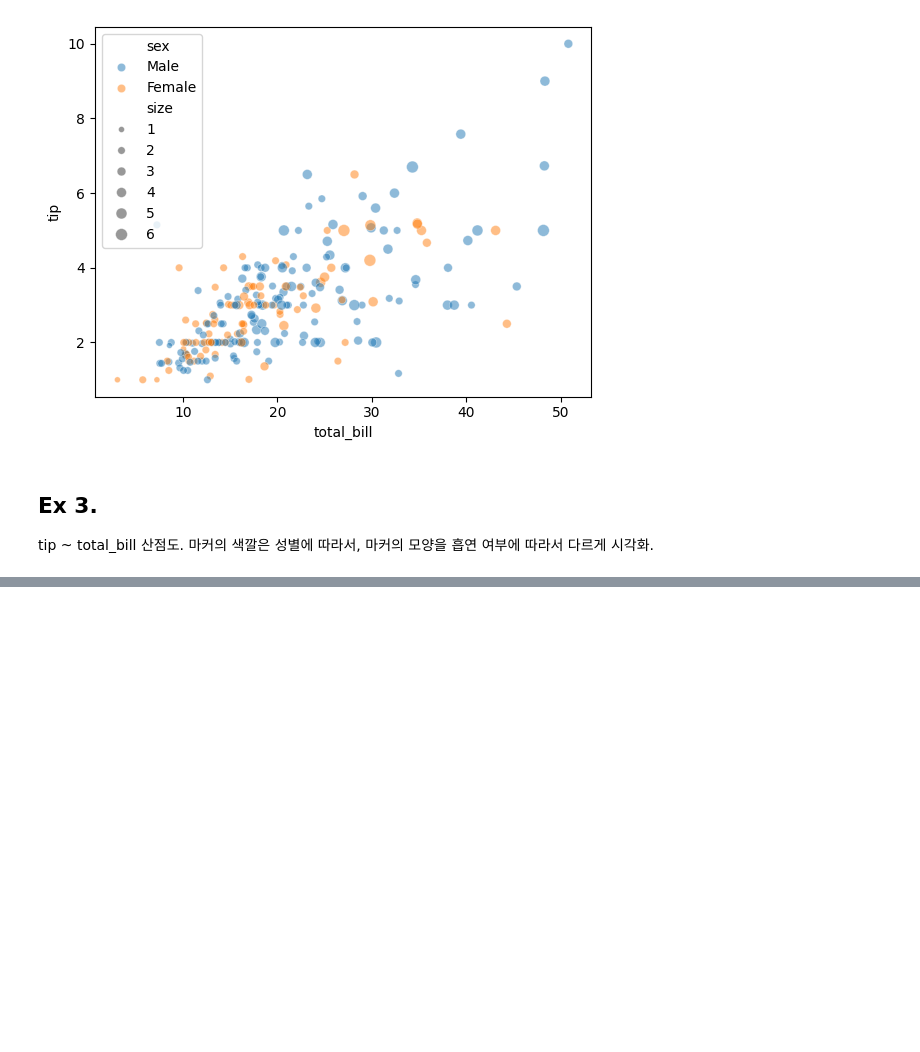
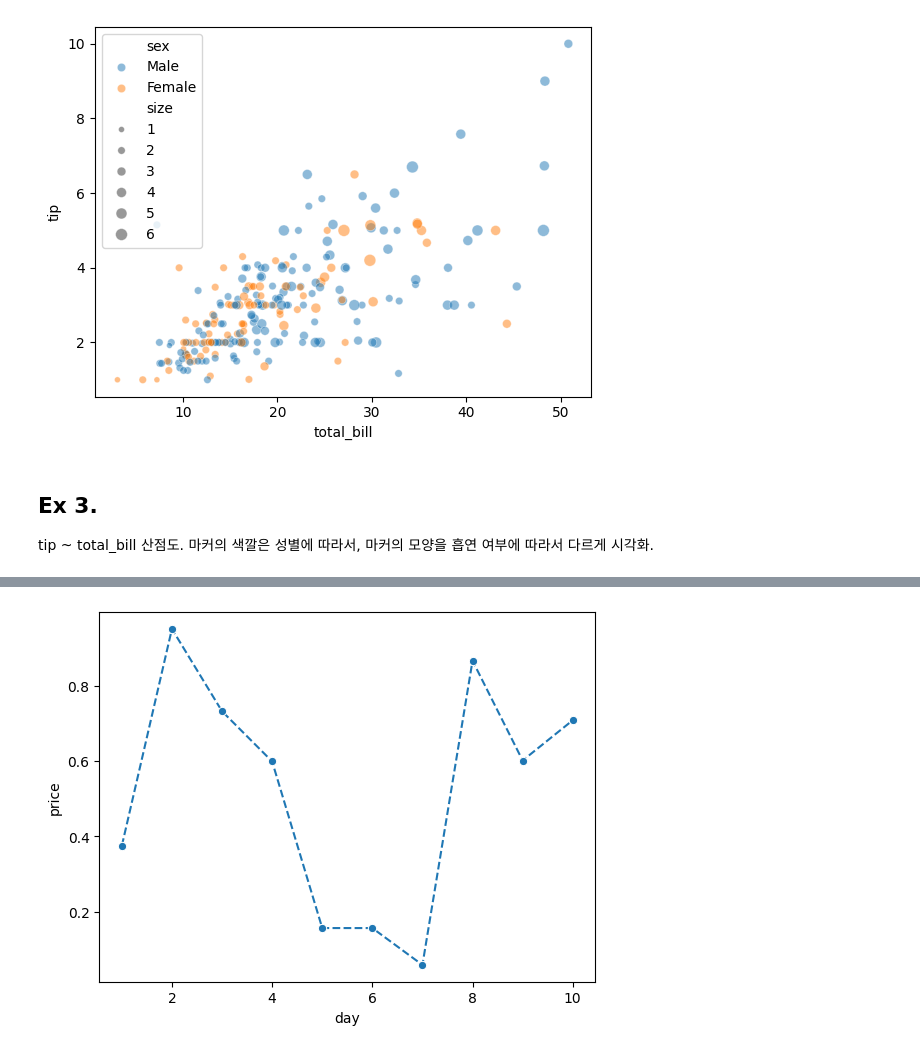
Before and after one commit to Sjleerodls/Data_Analysis, a Jupyter notebook: lab_da/da05_seaborn.ipynb, the cells around one changed output, grey strips where cells are left out. Drawn from its saved outputs; the diff is of its cells as text; code cells hidden in the pictures; blank space fills up the shorter version.

```diff
--- a/lab_da/da05_seaborn.ipynb
+++ b/lab_da/da05_seaborn.ipynb
@@ -495,0 +505,8 @@ sns.scatterplot(data=tips, x='total_bill', y='tip', hue='sex', style='smoker', a
+# %%
+np.random.seed(42)
+df = pd.DataFrame(data={
+    'day': np.arange(1, 11),
+    'price' : np.random.rand(10)
+})
+
+df
@@ -495,0 +525,6 @@ sns.scatterplot(data=tips, x='total_bill', y='tip', hue='sex', style='smoker', a
+# %%
+sns.lineplot(data=df, x='day', y='price', marker='o', linestyle='--')
+# sns.lineplot() 함수의 **kwargs는 plt.plot()의 파라미터들을 사용.
+plt.show()
+# %% [output]
+[figure, added]
```
Also changed, not shown: parts of 17 cells of this notebook.
